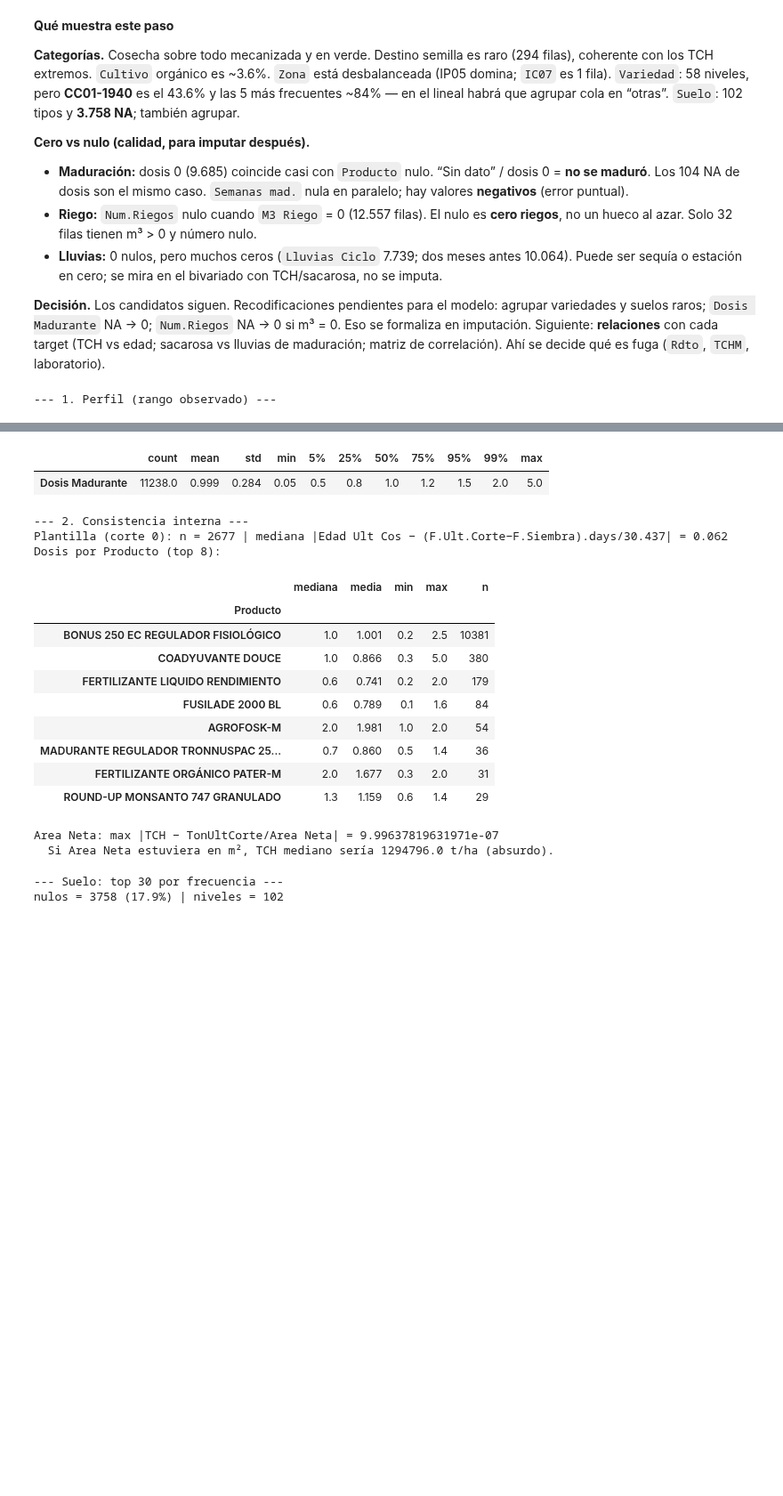
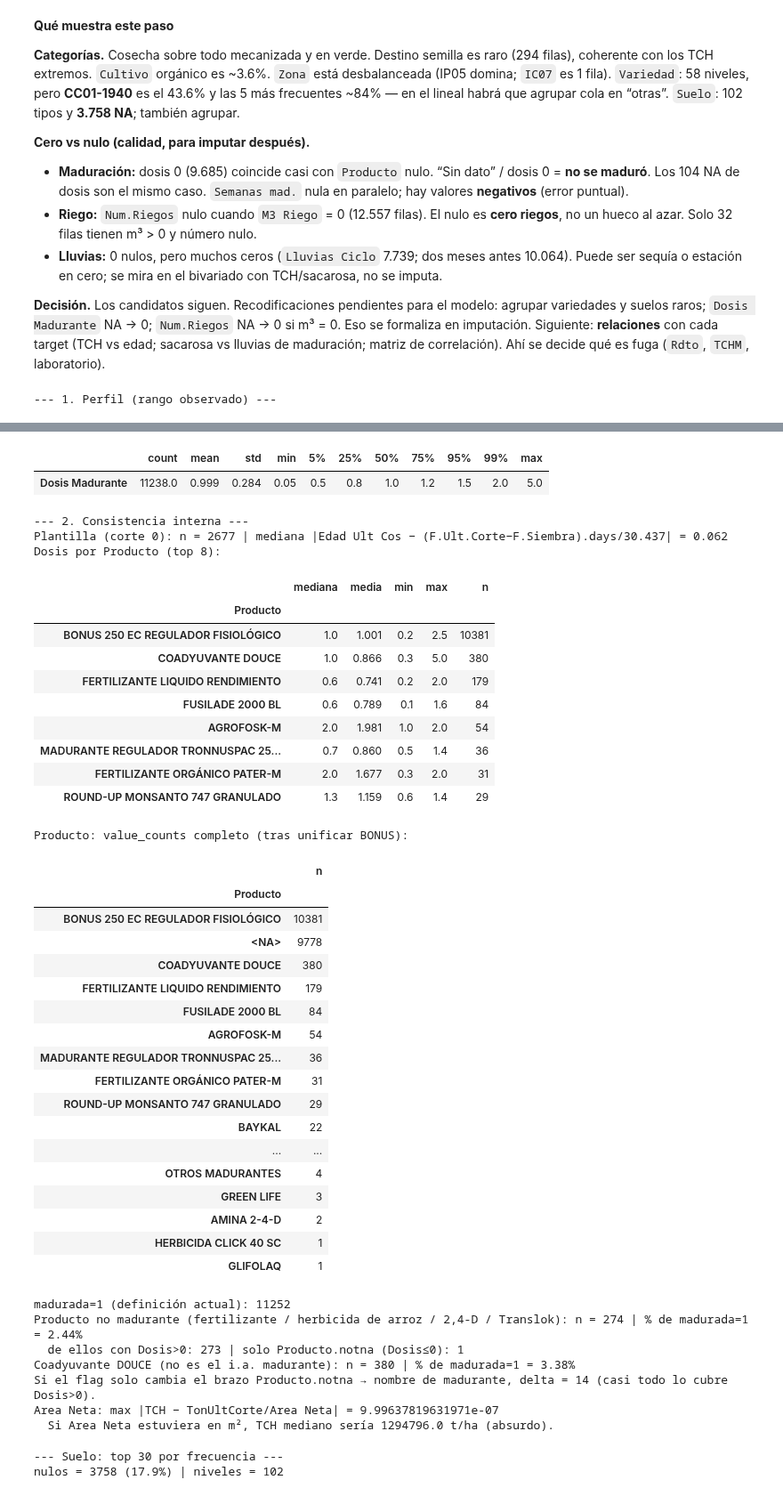
Before and after one commit to juanestebancg2806/sugarcane-yield-quality-prediction, a Jupyter notebook: modelo_suertes.ipynb, the cells around one changed output, grey strips where cells are left out. Shown at 89% size. Saved outputs shown, nothing was run; the diff lists cells and outputs as text; code cells hidden in the pictures; blank space fills up the shorter version.

```diff
--- a/modelo_suertes.ipynb
+++ b/modelo_suertes.ipynb
@@ -1082,6 +1082,37 @@ dosis_prod = (
 print("Dosis por Producto (top 8):")
 display(dosis_prod.round(3))
 
+print("\nProducto: value_counts completo (tras unificar BONUS):")
+prod_u = df_suertes["Producto"].astype("string").str.strip().str.upper()
+display(prod_u.value_counts(dropna=False).rename("n").to_frame())
+
+# Flag actual: (Dosis > 0) OR (Producto no nulo). ¿Cuántos Producto no son madurante?
+no_madurante = {
+    "FERTILIZANTE LIQUIDO RENDIMIENTO",
+    "AGROFOSK-M",
+    "FERTILIZANTE ORGÁNICO PATER-M",
+    "HERBICIDA CLICK 40 SC",
+    "AMINA 2-4-D",
+    "TRANSLOK",  # fertilizante foliar (llenado), no regulador
+}
+coadyuvante = {"COADYUVANTE  DOUCE", "COADYUVANTE DOUCE"}
+madurada = (df_suertes["Dosis Madurante"].fillna(0) > 0) | df_suertes["Producto"].notna()
+n_mad = int(madurada.sum())
+es_no = prod_u.isin(no_madurante)
+es_coad = prod_u.str.replace(r"\s+", " ", regex=True).eq("COADYUVANTE DOUCE")
+print("madurada=1 (definición actual):", n_mad)
+print("Producto no madurante (fertilizante / herbicida de arroz / 2,4-D / Translok): n =",
+      int(es_no.sum()), f"| % de madurada=1 = {100*es_no.sum()/n_mad:.2f}%")
+print("  de ellos con Dosis>0:", int((es_no & (df_suertes["Dosis Madurante"].fillna(0) > 0)).sum()),
+      "| solo Producto.notna (Dosis≤0):", int((es_no & (df_suertes["Dosis Madurante"].fillna(0) <= 0)).sum()))
+print("Coadyuvante DOUCE (no es el i.a. madurante): n =", int(es_coad.sum()),
+      f"| % de madurada=1 = {100*es_coad.sum()/n_mad:.2f}%")
+print("Si el flag solo cambia el brazo Producto.notna → nombre de madurante, delta =",
+      int(n_mad - ((df_suertes["Dosis Madurante"].fillna(0) > 0) | prod_u.str.contains(
+          r"BONUS|TRONNUSPAC|FUSILADE|ROUND-UP|GLIFOLAQ|BIO SAFE|OTROS MADURANTES|ENSAYO",
+          regex=True, na=False)).sum()),
+      "(casi todo lo cubre Dosis>0).")
+
 tch_calc = df_suertes["TonUltCorte"] / df_suertes["Area Neta"]
 print("Area Neta: max |TCH − TonUltCorte/Area Neta| =", (df_suertes["TCH"] - tch_calc).abs().max())
 print("  Si Area Neta estuviera en m², TCH mediano sería",
@@ -1090,35 +1121,59 @@ print("  Si Area Neta estuviera en m², TCH mediano sería",
 # %% [output]
 --- 1. Perfil (rango observado) ---
 |  | count | mean | std | min | 5% | 25% | 50% | 75% | 95% | 99% | max |
 | Edad Ult Cos | 21027.0 | 13.011 | 1.979 | 1.310 | 10.58 | 11.93 | 12.62 | 13.860 | 16.43 | 19.250 | 78.19 |
 | Dosis Madurante | 20923.0 | 0.536 | 0.540 | 0.000 | 0.00 | 0.00 | 0.60 | 1.000 | 1.30 | 1.700 | 5.00 |
 | Lluvias Ciclo | 21027.0 | 526.176 | 551.550 | 0.000 | 0.00 | 0.00 | 450.00 | 921.000 | 1495.70 | 2065.740 | 3917.00 |
 | Lluvias (2 Meses Ant.) | 21027.0 | 75.116 | 98.054 | 0.000 | 0.00 | 0.00 | 24.00 | 131.000 | 271.00 | 379.000 | 902.00 |
 | Area Neta | 21027.0 | 8.643 | 7.050 | 0.004 | 0.81 | 3.31 | 7.00 | 12.075 | 22.33 | 30.877 | 65.00 |
 Nulos: {'Edad Ult Cos': 0, 'Dosis Madurante': 104, 'Lluvias Ciclo': 0, 'Lluvias (2 Meses Ant.)': 0, 'Area Neta': 0}
 Ceros: {'Edad Ult Cos': 0, 'Dosis Madurante': 9685, 'Lluvias Ciclo': 7739, 'Lluvias (2 Meses Ant.)': 10064, 'Area Neta': 0}
 
 Edad Ult Cos: p5–p95 = 10.58 – 16.43 | min/max = 1.31 78.19
   ¿Cabe en meses 10–18? masa en p5–p95 sí. ¿Semanas 40–75? no (mediana 12.6). ¿Días 300–550? no.
 
 Dosis Madurante > 0:
 |  | count | mean | std | min | 5% | 25% | 50% | 75% | 95% | 99% | max |
 | Dosis Madurante | 11238.0 | 0.999 | 0.284 | 0.05 | 0.5 | 0.8 | 1.0 | 1.2 | 1.5 | 2.0 | 5.0 |
 --- 2. Consistencia interna ---
 Plantilla (corte 0): n = 2677 | mediana |Edad Ult Cos − (F.Ult.Corte−F.Siembra).days/30.437| = 0.062
 Dosis por Producto (top 8):
 |  | mediana | media | min | max | n |
 | Producto |  |  |  |  |  |
 | BONUS 250 EC REGULADOR FISIOLÓGICO | 1.0 | 1.001 | 0.2 | 2.5 | 10381 |
 | COADYUVANTE DOUCE | 1.0 | 0.866 | 0.3 | 5.0 | 380 |
 | FERTILIZANTE LIQUIDO RENDIMIENTO | 0.6 | 0.741 | 0.2 | 2.0 | 179 |
 | FUSILADE 2000 BL | 0.6 | 0.789 | 0.1 | 1.6 | 84 |
 | AGROFOSK-M | 2.0 | 1.981 | 1.0 | 2.0 | 54 |
 | MADURANTE REGULADOR TRONNUSPAC 25... | 0.7 | 0.860 | 0.5 | 1.4 | 36 |
 | FERTILIZANTE ORGÁNICO PATER-M | 2.0 | 1.677 | 0.3 | 2.0 | 31 |
 | ROUND-UP MONSANTO 747 GRANULADO | 1.3 | 1.159 | 0.6 | 1.4 | 29 |
-Area Neta: max |TCH − TonUltCorte/Area Neta| = 9.99637819631971e-07
-  Si Area Neta estuviera en m², TCH mediano sería 1294796.0 t/ha (absurdo).
+Producto: value_counts completo (tras unificar BONUS):
+|  | n |
+| Producto |  |
+| BONUS 250 EC REGULADOR FISIOLÓGICO | 10381 |
+| <NA> | 9778 |
+| COADYUVANTE DOUCE | 380 |
+| FERTILIZANTE LIQUIDO RENDIMIENTO | 179 |
+| FUSILADE 2000 BL | 84 |
+| AGROFOSK-M | 54 |
+| MADURANTE REGULADOR TRONNUSPAC 25... | 36 |
+| FERTILIZANTE ORGÁNICO PATER-M | 31 |
+| ROUND-UP MONSANTO 747 GRANULADO | 29 |
+| BAYKAL | 22 |
+| ... | ... |
+| OTROS MADURANTES | 4 |
+| GREEN LIFE | 3 |
+| AMINA 2-4-D | 2 |
+| HERBICIDA CLICK 40 SC | 1 |
+| GLIFOLAQ | 1 |
+madurada=1 (definición actual): 11252
+Producto no madurante (fertilizante / herbicida de arroz / 2,4-D / Translok): n = 274 | % de madurada=1 = 2.44%
+  de ellos con Dosis>0: 273 | solo Producto.notna (Dosis≤0): 1
+Coadyuvante DOUCE (no es el i.a. madurante): n = 380 | % de madurada=1 = 3.38%
+Si el flag solo cambia el brazo Producto.notna → nombre de madurante, delta = 14 (casi todo lo cubre Dosis>0).
+Area Neta: max |TCH − TonUltCorte/Area Neta| = 9.99637819631971e-07
+  Si Area Neta estuviera en m², TCH mediano sería 1294796.0 t/ha (absurdo).
 # %%
 # Categorías: Suelo y Tenencia. Mismo formato de evidencia que D.S. / Cerca de (perfil → consistencia → sector → decisión).
 print("--- Suelo: top 30 por frecuencia ---")
```
Also changed, not shown: parts of 5 cells of this notebook.
